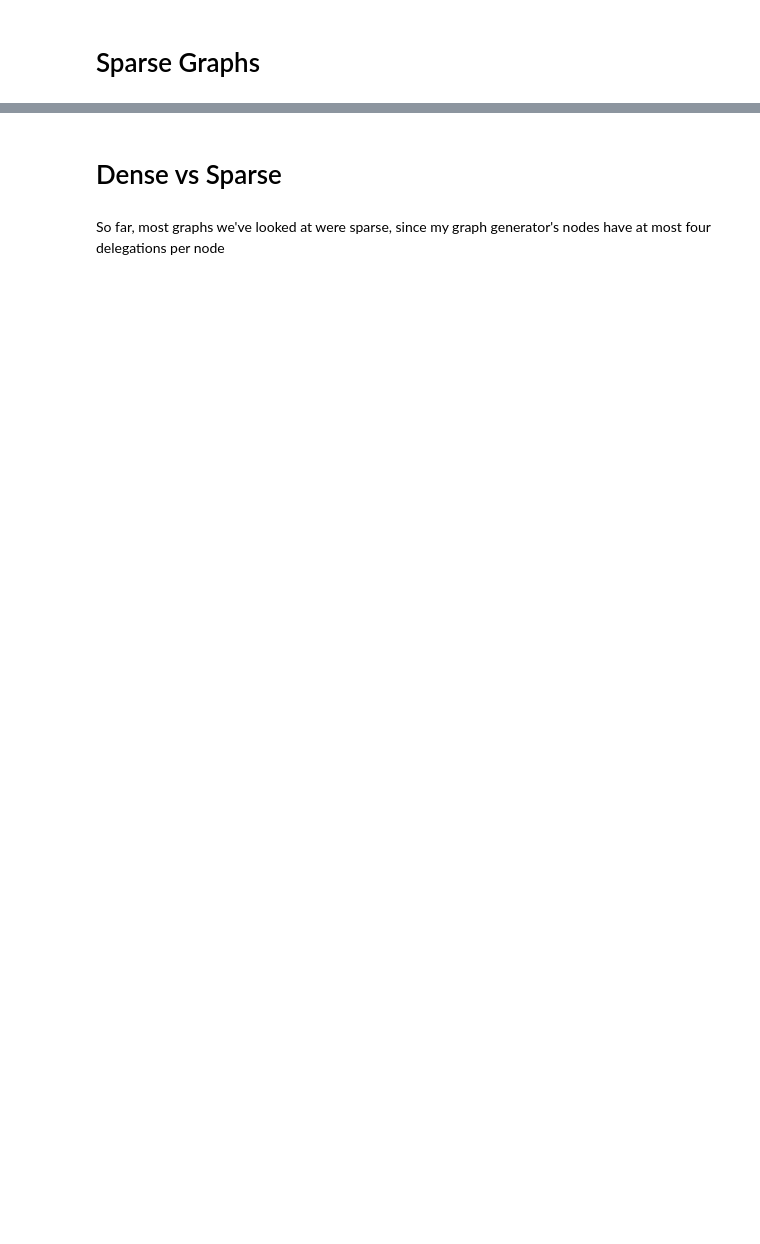
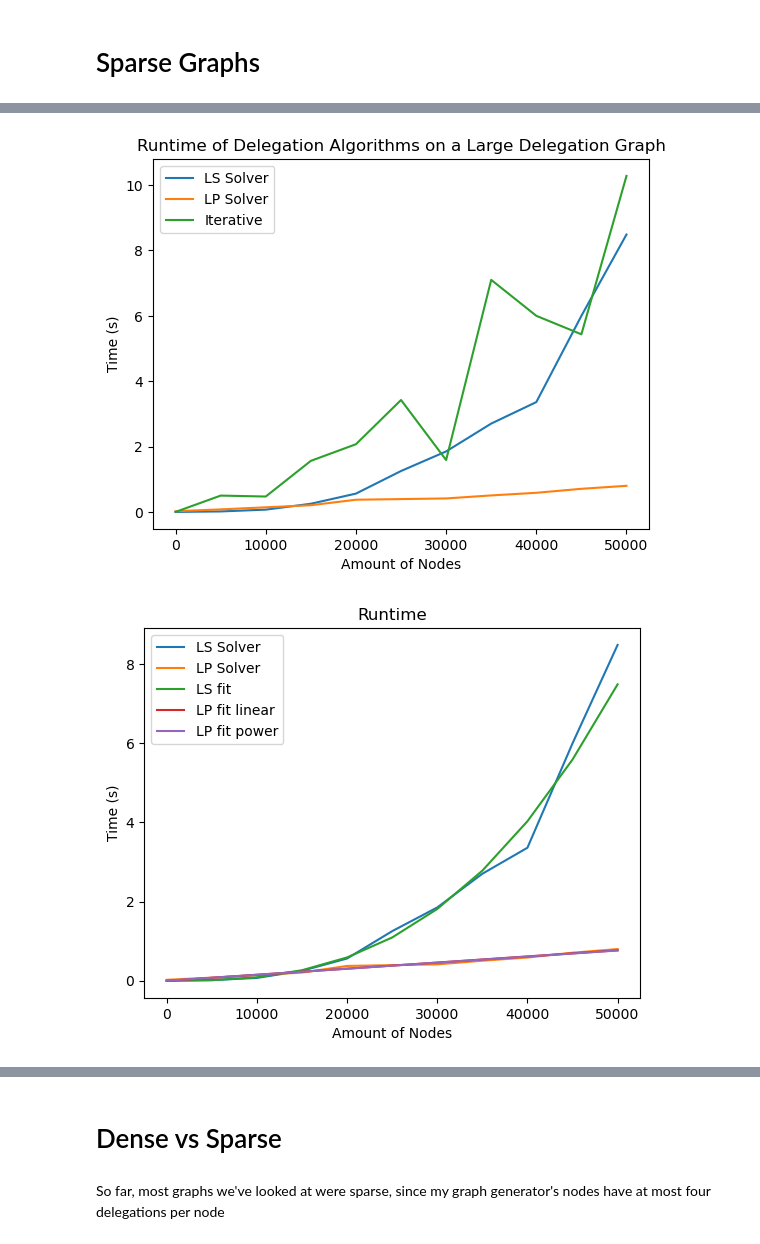
Before and after one commit to dedis/student_25_liquid_democracy, a Jupyter notebook: Benchmarking/runtime_exploration.ipynb, the cells around one changed output, grey strips where cells are left out. Cells and saved outputs as stored; diff of their text form; code cells hidden in the pictures; blank space fills up the shorter version.

```diff
--- a/Benchmarking/runtime_exploration.ipynb
+++ b/Benchmarking/runtime_exploration.ipynb
@@ -632,0 +881,51 @@ plt.show()
+# %%
+plt.clf()
+
+for i in range(len(time_data_lp)):
+    plt.plot(x, time_data_le[i], label=f"LS Solver")
+    plt.plot(x, time_data_lp[i], label=f"LP Solver")
+    plt.plot(x, time_data_iterative[i], label=f"Iterative")
+
+
+plt.legend()
+plt.xlabel("Amount of Nodes")
+plt.ylabel("Time (s)")
+plt.title("Runtime of Delegation Algorithms on a Large Delegation Graph")
+plt.show()
+
+# --- First plot: Regular scale ---
+le_pred = np.exp(df_results_le.loc['Power law'].loc['intercept']) *  (np.array(x) ** df_results_le.loc['Power law'].loc['slope'])
+lp_pred = df_results_lp.loc['Linear'].loc['slope'] * np.array(x) + df_results_lp.loc['Linear'].loc['intercept']
+lp_pred_power = np.exp(df_results_lp.loc['Power law'].loc['intercept']) * (np.array(x) ** df_results_lp.loc['Power law'].loc['slope'])
+
+plt.figure()
+for i in range(len(time_data_lp)):
+    plt.plot(x, time_data_le[i], label="LS Solver")
+    plt.plot(x, time_data_lp[i], label="LP Solver")
+    plt.plot(x, le_pred, label="LS fit")
+    plt.plot(x, lp_pred, label="LP fit linear")
+    plt.plot(x, lp_pred_power, label="LP fit power")
+    #plt.plot(x, time_data_iterative[i], label="Iterative")
+
+plt.title("Runtime")
+plt.xlabel("Amount of Nodes")
+plt.ylabel("Time (s)")
+plt.legend()
+plt.show()
+
+# --- Second plot: Log-log scale ---
+plt.figure()
+for i in range(len(time_data_lp)):
+    plt.plot(x[1:], time_data_le[i][1:], label="LS Solver")
+    plt.plot(x[1:], time_data_lp[i][1:], label="LP Solver")
+    #plt.loglog(x, time_data_iterative[i], label="Iterative")
+
+plt.loglog()
+plt.title("Runtime (Log-Log Scale)")
+plt.xlabel("Amount of Nodes")
+plt.ylabel("Time (s)")
+plt.legend()
+plt.show()
+# %% [output]
+[figure, added]
+[figure, added]
```
Also changed, not shown: parts of 20 cells of this notebook, 14 other files.
